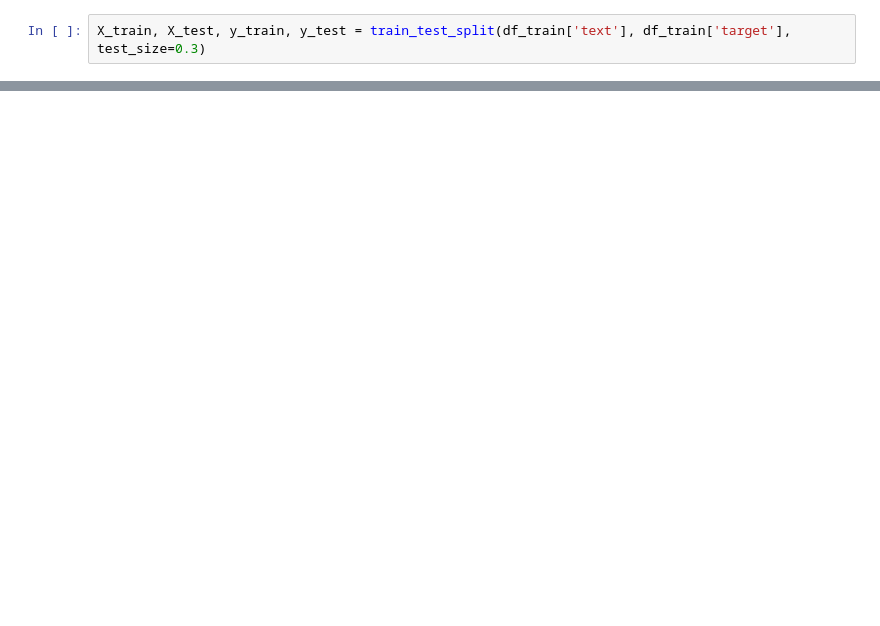
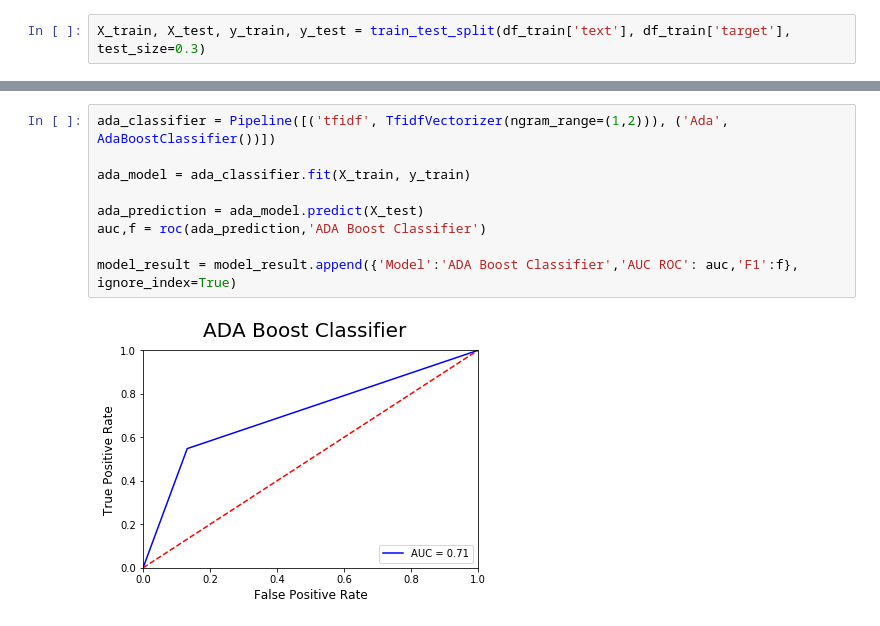
Before and after one commit to ShashankSharma26/Disaster-or-not-NLP-with-tweets, a Jupyter notebook: Data Modelling/Disaster or not- Data Modelling.ipynb, the cells around one changed output, grey strips where cells are left out. Cells and saved outputs as stored; diff of their text form; blank space fills up the shorter version.

```diff
--- a/Data Modelling/Disaster or not- Data Modelling.ipynb
+++ b/Data Modelling/Disaster or not- Data Modelling.ipynb
@@ -97,0 +96,11 @@ roc(Log_prediction,'Logistic regression')
+# %%
+ada_classifier = Pipeline([('tfidf', TfidfVectorizer(ngram_range=(1,2))), ('Ada', AdaBoostClassifier())])
+
+ada_model = ada_classifier.fit(X_train, y_train)
+
+ada_prediction = ada_model.predict(X_test)
+auc,f = roc(ada_prediction,'ADA Boost Classifier')
+
+model_result = model_result.append({'Model':'ADA Boost Classifier','AUC ROC': auc,'F1':f}, ignore_index=True)
+# %% [output]
+[figure, added]
```
Also changed, not shown: parts of 14 cells of this notebook.
